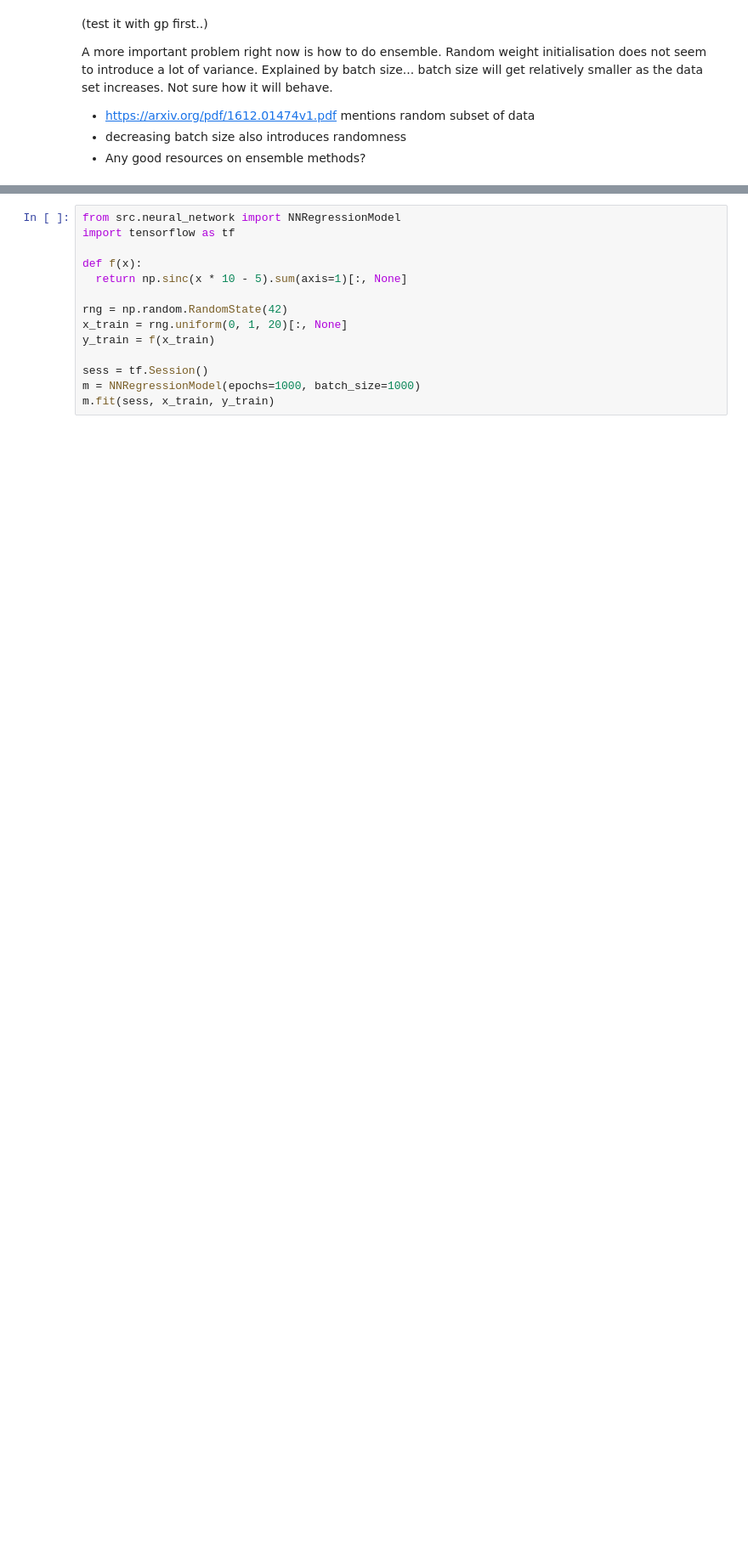
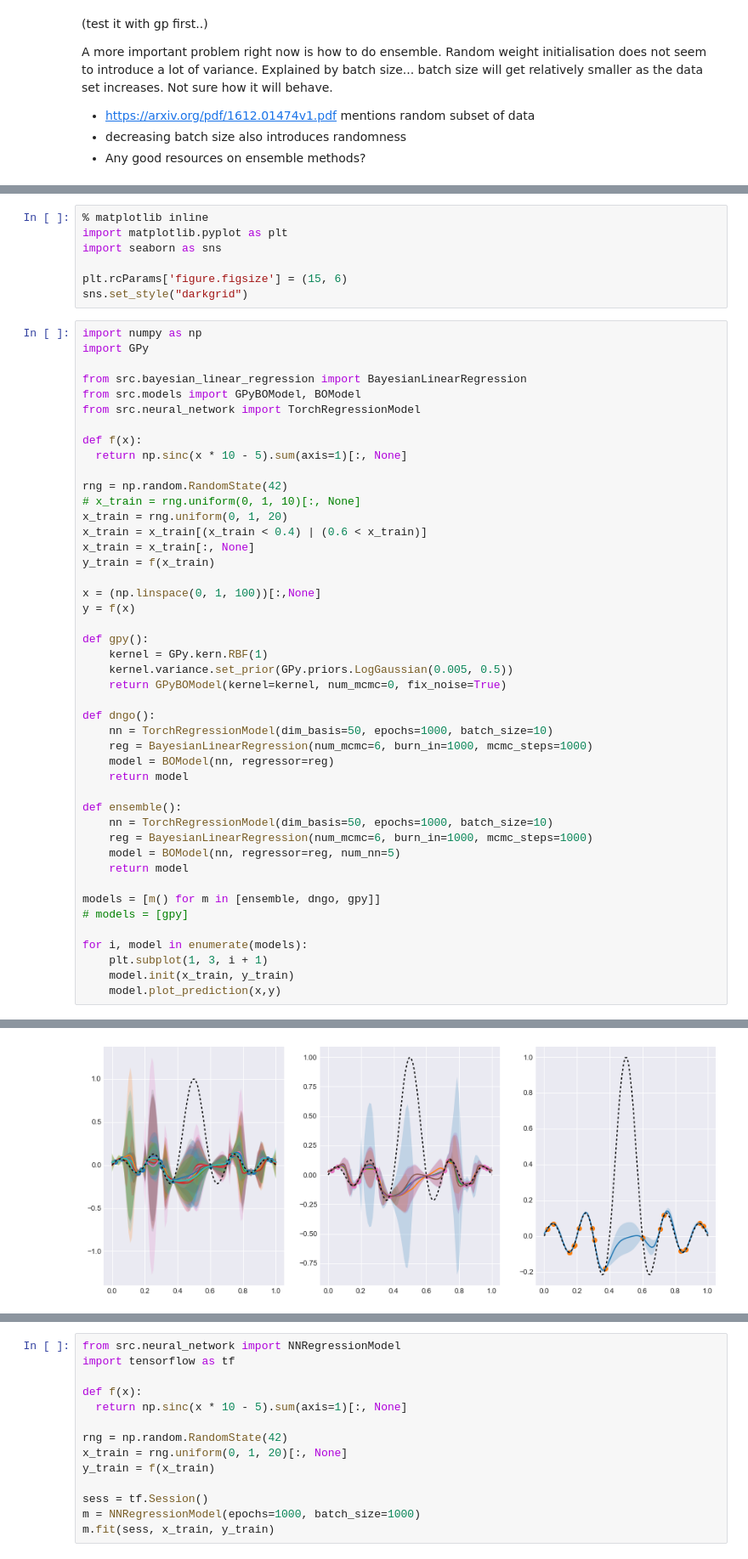
Before and after one commit to tmpethick/ensembled-dngo, a Jupyter notebook: Untitled.ipynb, the cells around one changed output, grey strips where cells are left out. Shown: that part at 85% size. Saved outputs shown, nothing was run; the diff lists cells and outputs as text; blank space fills up the shorter version.

```diff
--- a/Untitled.ipynb
+++ b/Untitled.ipynb
@@ -133,0 +105,53 @@ plt.scatter(x_train, y_train)
+# %%
+% matplotlib inline
+import matplotlib.pyplot as plt
+import seaborn as sns
+
+plt.rcParams['figure.figsize'] = (15, 6)
+sns.set_style("darkgrid")
+# %%
+import numpy as np
+import GPy
+
+from src.bayesian_linear_regression import BayesianLinearRegression
+from src.models import GPyBOModel, BOModel
+from src.neural_network import TorchRegressionModel
+
+def f(x):
+  return np.sinc(x * 10 - 5).sum(axis=1)[:, None]
+
+rng = np.random.RandomState(42)
+# x_train = rng.uniform(0, 1, 10)[:, None]
+x_train = rng.uniform(0, 1, 20)
+x_train = x_train[(x_train < 0.4) | (0.6 < x_train)]
+x_train = x_train[:, None]
+y_train = f(x_train)
+
+x = (np.linspace(0, 1, 100))[:,None]
+y = f(x)
+
+def gpy():
+    kernel = GPy.kern.RBF(1)
+    kernel.variance.set_prior(GPy.priors.LogGaussian(0.005, 0.5))
+    return GPyBOModel(kernel=kernel, num_mcmc=0, fix_noise=True)
+
+def dngo():
+    nn = TorchRegressionModel(dim_basis=50, epochs=1000, batch_size=10)
+    reg = BayesianLinearRegression(num_mcmc=6, burn_in=1000, mcmc_steps=1000)
+    model = BOModel(nn, regressor=reg)
+    return model
+
+def ensemble():
+    nn = TorchRegressionModel(dim_basis=50, epochs=1000, batch_size=10)
+    reg = BayesianLinearRegression(num_mcmc=6, burn_in=1000, mcmc_steps=1000)
+    model = BOModel(nn, regressor=reg, num_nn=5)
+    return model
+
+models = [m() for m in [ensemble, dngo, gpy]]
+# models = [gpy]
+
+for i, model in enumerate(models):
+    plt.subplot(1, 3, i + 1)
+    model.init(x_train, y_train)
+    model.plot_prediction(x,y)
+# %% [output]
@@ -133,0 +159 @@ plt.scatter(x_train, y_train)
+[figure, added]
```
Also changed, not shown: parts of 10 cells of this notebook, 12 other files.
